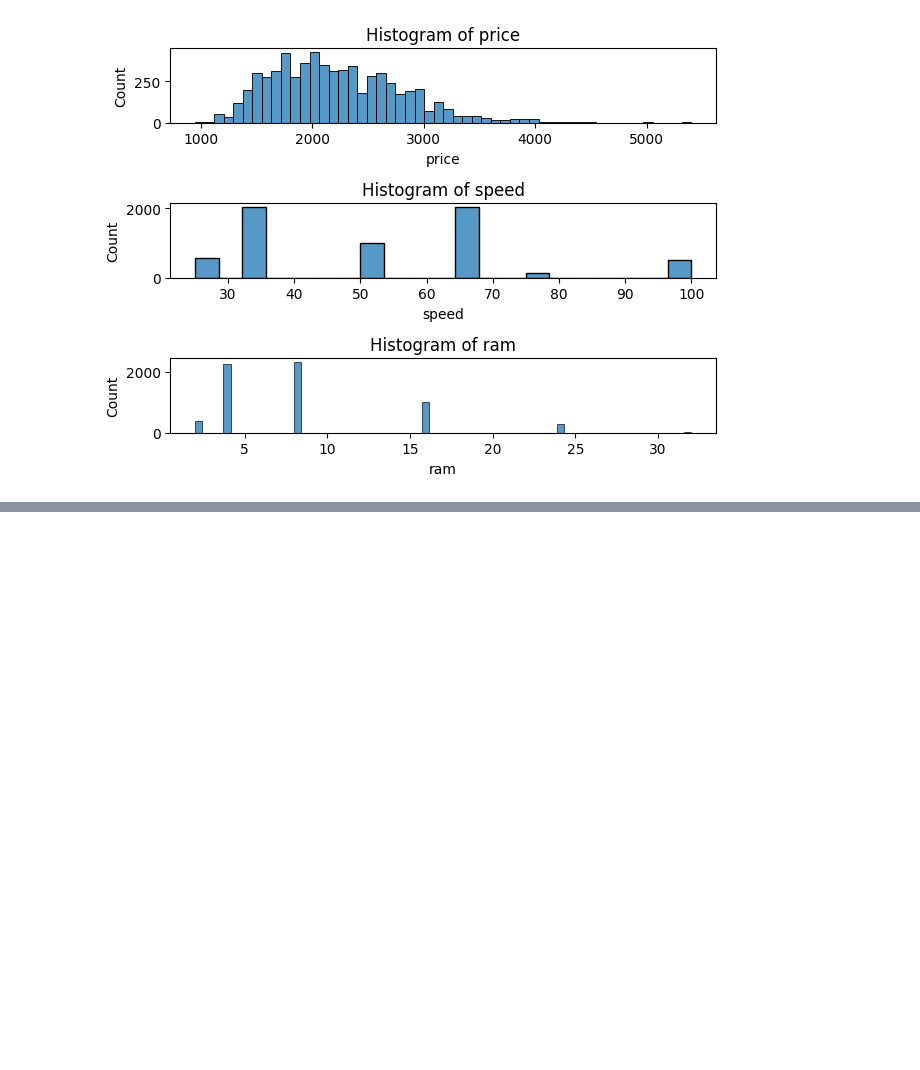
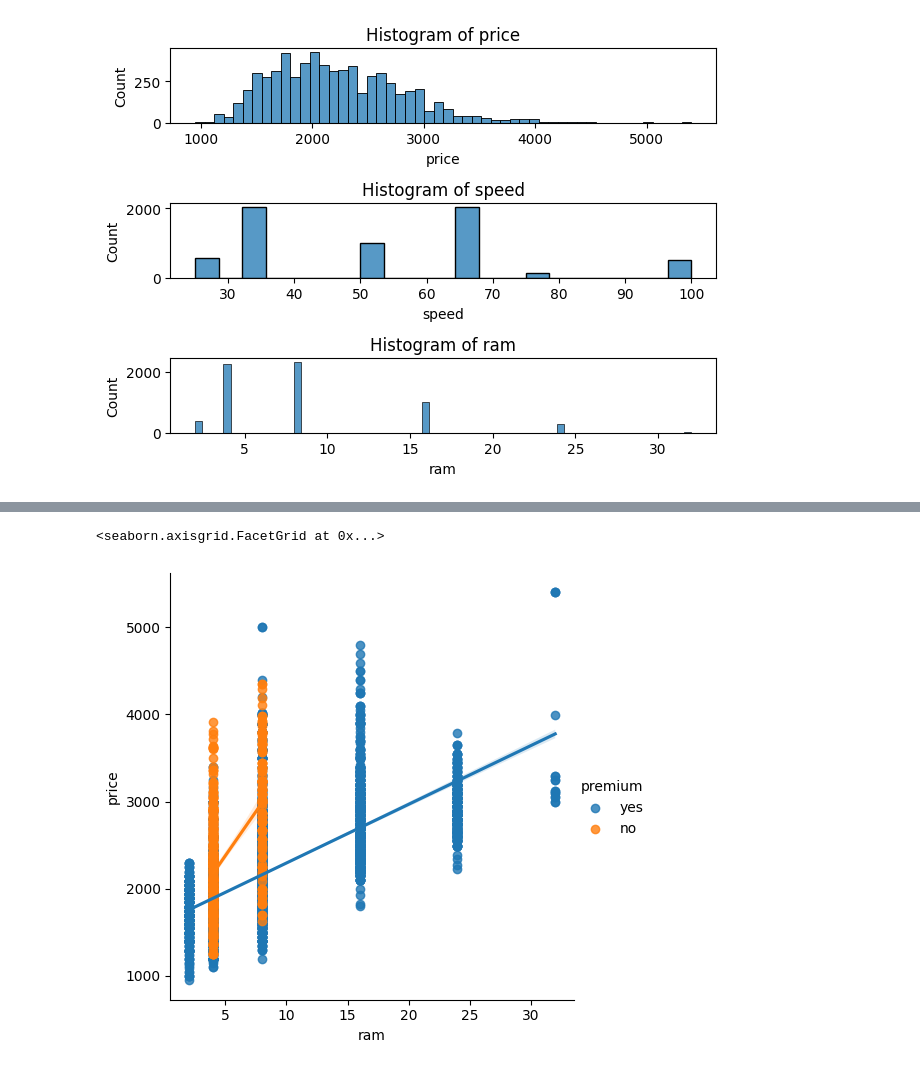
Before and after one commit to daveysull/regression_analysis, a Jupyter notebook: assignment1.ipynb, the cells around one changed output, grey strips where cells are left out. Saved outputs shown, nothing was run; the diff lists cells and outputs as text; code cells hidden in the pictures; blank space fills up the shorter version.

```diff
--- a/assignment1.ipynb
+++ b/assignment1.ipynb
@@ -86,0 +105,7 @@ for col, ax in zip (columns, ax.flat):
+# %%
+# 3. Build an lmplot of ram vs. price. Does being a premium model (premium == 'yes') impact this relationship?
+
+sns.lmplot(computers, x= "ram", y="price", hue= "premium")
+# %% [output]
+<seaborn.axisgrid.FacetGrid at 0x...>
+[figure, added]
```
Also changed, not shown: parts of 3 cells of this notebook.
